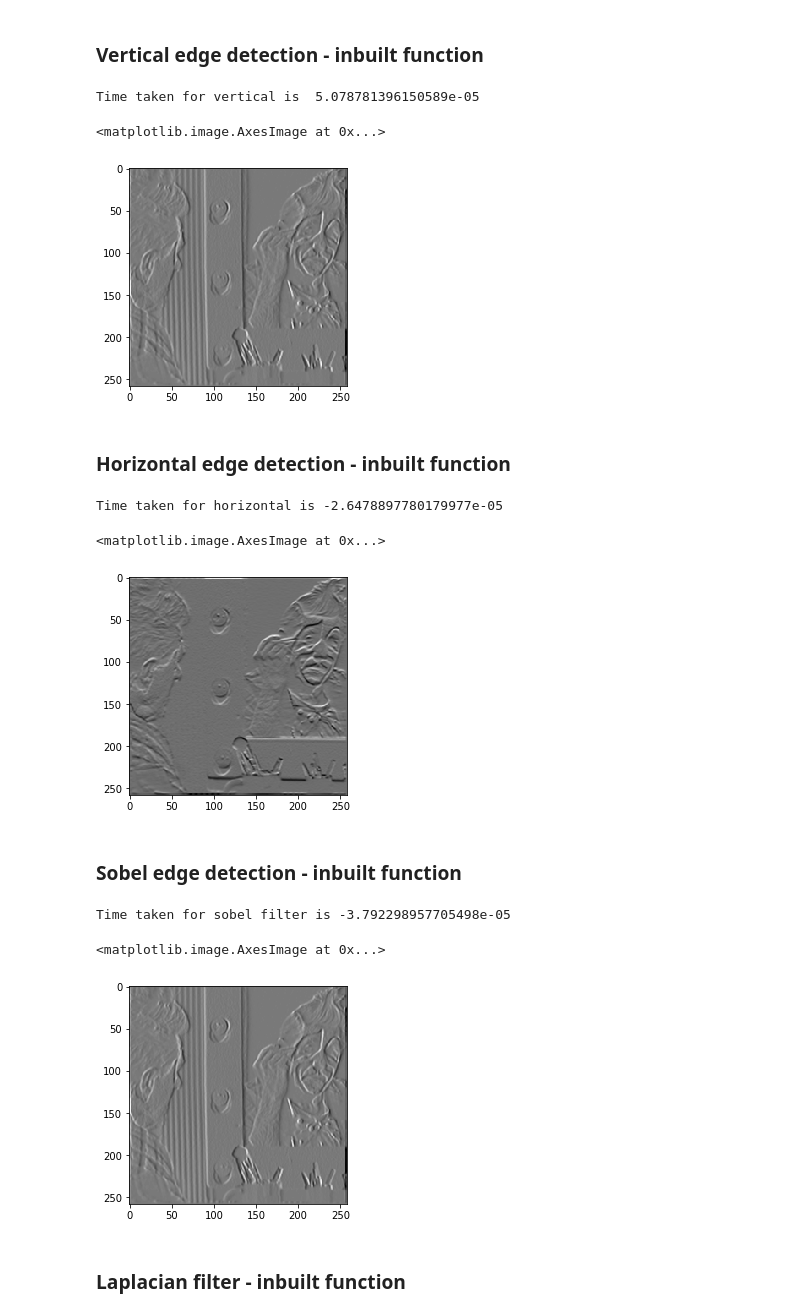
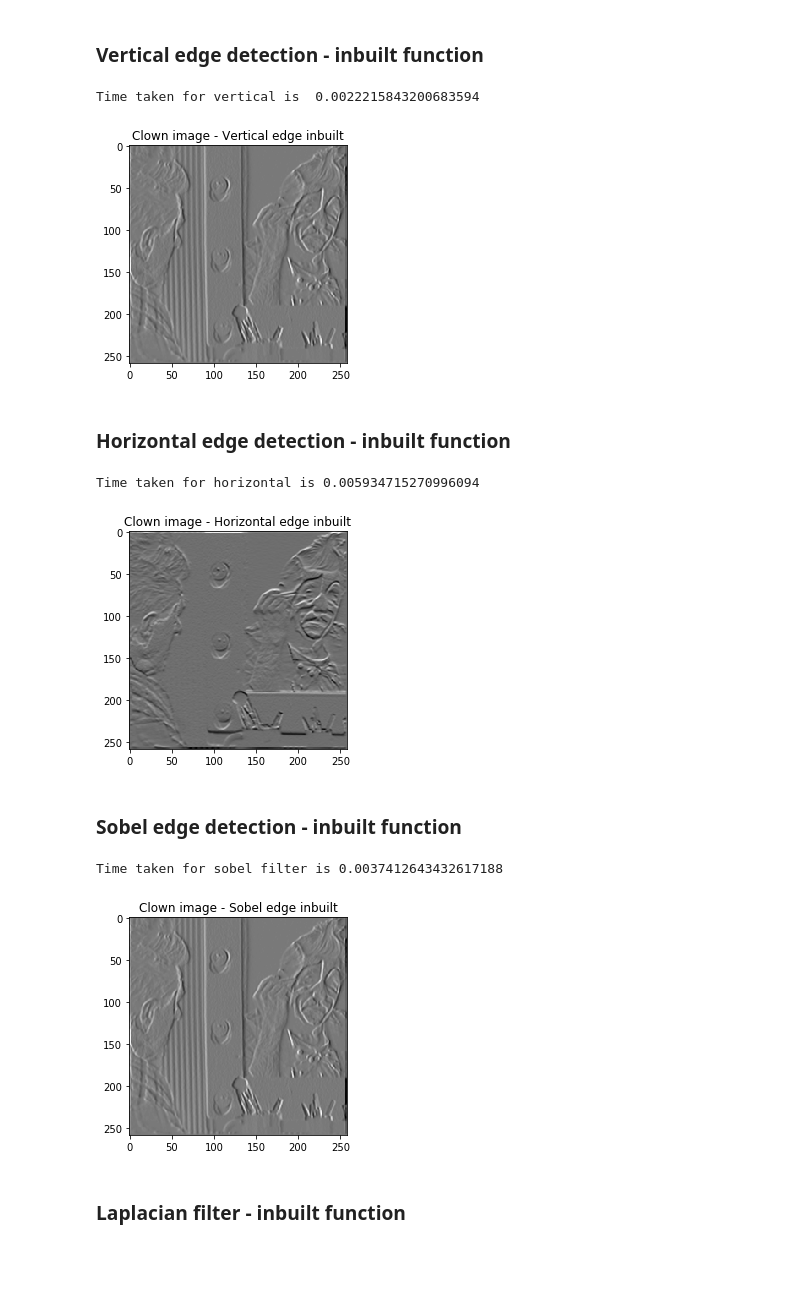
Before and after one commit to Sharath-Ramachandran/DeepLearningAssignments, a Jupyter notebook: Assignment1/Question3.ipynb, the cells around one changed output. Cells and saved outputs as stored; diff of their text form; code cells hidden in the pictures; blank space fills up the shorter version.

```diff
--- a/Assignment1/Question3.ipynb
+++ b/Assignment1/Question3.ipynb
@@ -90,39 +95,42 @@ Time taken for Laplacian  is -0.00042636296711862087
 ### Vertical edge detection - inbuilt function
 # %%
 from scipy import signal
-start_time = timeit.timeit()
+start_time = time.time()
 result = signal.convolve2d(image,vertical_edges)
-end_time = timeit.timeit()
+end_time = time.time()
 print("Time taken for vertical is ", end_time-start_time)
 plt.imshow(result,cmap='gray')
+plt.title('Clown image - Vertical edge inbuilt')
+plt.show()
 # %% [output]
-Time taken for vertical is  5.078781396150589e-05
+Time taken for vertical is  0.0022215843200683594
-<matplotlib.image.AxesImage at 0x...>
-[figure, old version]
+[figure, new version]
 # %% [markdown]
 ### Horizontal  edge detection - inbuilt function
 # %%
-start_time = timeit.timeit()
+start_time = time.time()
 result = signal.convolve2d(image,horizontal_edges)
-end_time = timeit.timeit()
+end_time = time.time()
 print("Time taken for horizontal is", end_time-start_time)
 plt.imshow(result,cmap='gray')
+plt.title('Clown image - Horizontal edge inbuilt')
+plt.show()
 # %% [output]
-Time taken for horizontal is -2.6478897780179977e-05
+Time taken for horizontal is 0.005934715270996094
-<matplotlib.image.AxesImage at 0x...>
-[figure, old version]
+[figure, new version]
 # %% [markdown]
 ### Sobel edge detection - inbuilt function
 # %%
-start_time = timeit.timeit()
+start_time = time.time()
 result = signal.convolve2d(image,sobel_filter)
-end_time = timeit.timeit()
+end_time = time.time()
 print("Time taken for sobel filter is", end_time-start_time)
 plt.imshow(result,cmap='gray')
+plt.title('Clown image - Sobel edge inbuilt')
+plt.show()
 # %% [output]
-Time taken for sobel filter is -3.792298957705498e-05
+Time taken for sobel filter is 0.0037412643432617188
-<matplotlib.image.AxesImage at 0x...>
-[figure, old version]
+[figure, new version]
 # %% [markdown]
 ### Laplacian filter - inbuilt function
 # %%
```
Also changed, not shown: parts of 8 cells of this notebook.
